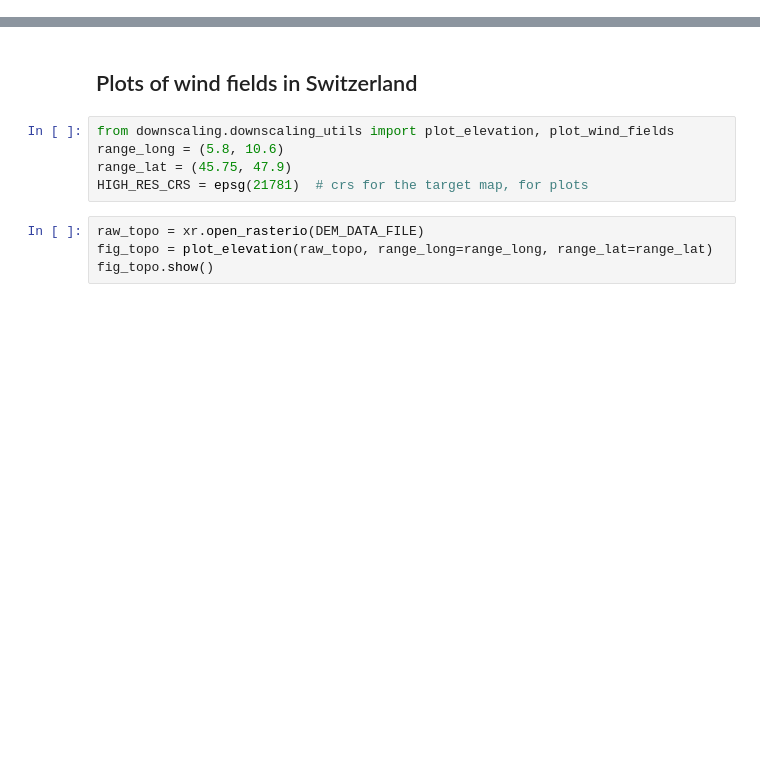
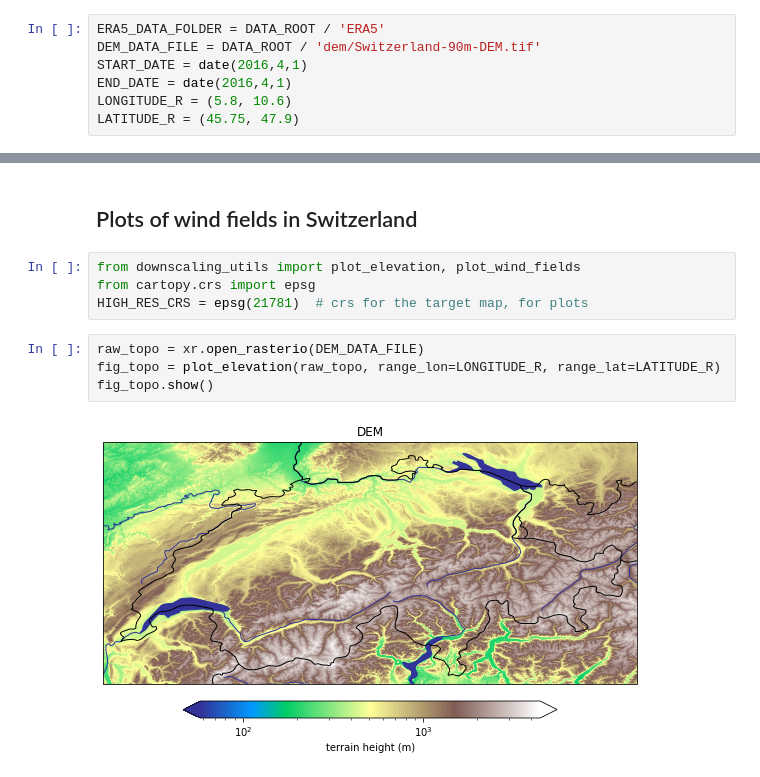
Before and after one commit to OpheliaMiralles/wind-downscaling-gan, a Jupyter notebook: src/downscaling/wind_downscaling.ipynb, the cells around one changed output, grey strips where cells are left out. Cells and saved outputs as stored; diff of their text form; blank space fills up the shorter version.

```diff
--- a/src/downscaling/wind_downscaling.ipynb
+++ b/src/downscaling/wind_downscaling.ipynb
@@ -87,3 +118,10 @@ import xarray as xr
+# %%
+ERA5_DATA_FOLDER = DATA_ROOT / 'ERA5'
+DEM_DATA_FILE = DATA_ROOT / 'dem/Switzerland-90m-DEM.tif'
+START_DATE = date(2016,4,1)
+END_DATE = date(2016,4,1)
+LONGITUDE_R = (5.8, 10.6)
+LATITUDE_R = (45.75, 47.9)
 # %%
 HIGH_RES_TEMPLATE = xr.open_dataset('switzerland_highres_map.nc')
 # %%
@@ -94,12 +136,13 @@ downscaled_maps = predict(era5, topo, high_res_template=HIGH_RES_TEMPLATE)
 # %% [markdown]
 ## Plots of wind fields in Switzerland
 # %%
-from downscaling.downscaling_utils import plot_elevation, plot_wind_fields
-range_long = (5.8, 10.6)
-range_lat = (45.75, 47.9)
+from downscaling_utils import plot_elevation, plot_wind_fields
+from cartopy.crs import epsg
 HIGH_RES_CRS = epsg(21781)  # crs for the target map, for plots
 # %%
 raw_topo = xr.open_rasterio(DEM_DATA_FILE)
-fig_topo = plot_elevation(raw_topo, range_long=range_long, range_lat=range_lat)
+fig_topo = plot_elevation(raw_topo, range_lon=LONGITUDE_R, range_lat=LATITUDE_R)
 fig_topo.show()
+# %% [output]
+[figure, added]
 # %%
```
Also changed, not shown: parts of 11 cells of this notebook, 1 other file.
